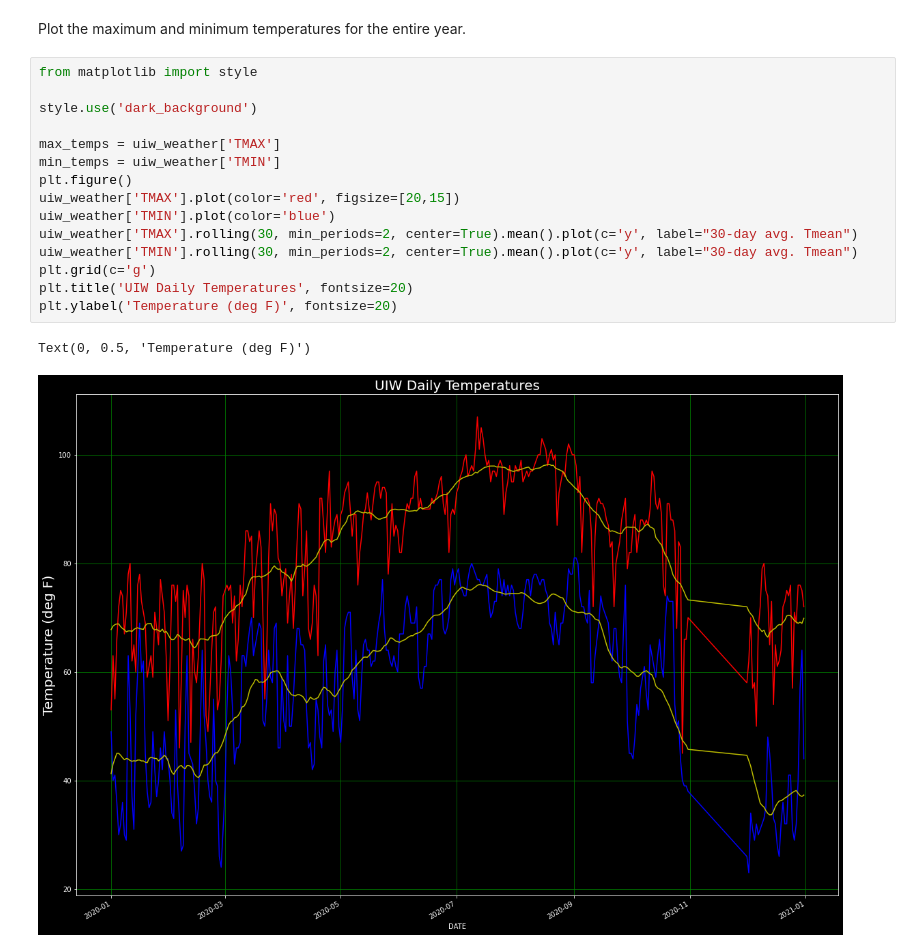
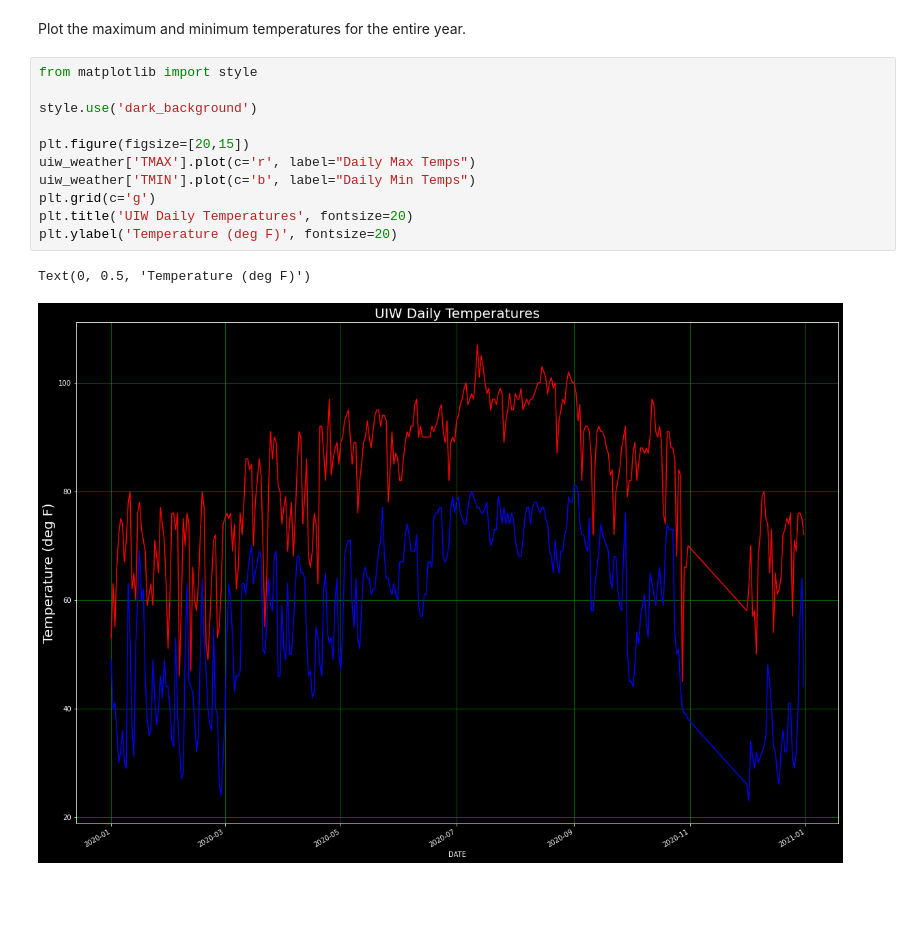
Before and after one commit to sjcavazos/meteorology, a Jupyter notebook: pandas/satx-ex.ipynb, the cells around one changed output. Cells and saved outputs as stored; diff of their text form; blank space fills up the shorter version.

```diff
--- a/pandas/satx-ex.ipynb
+++ b/pandas/satx-ex.ipynb
@@ -95,18 +95,14 @@ Plot the maximum and minimum temperatures for the entire year.
 # %%
 from matplotlib import style
 
 style.use('dark_background')
 
-max_temps = uiw_weather['TMAX']
-min_temps = uiw_weather['TMIN']
-plt.figure()
-uiw_weather['TMAX'].plot(color='red', figsize=[20,15])
-uiw_weather['TMIN'].plot(color='blue')
-uiw_weather['TMAX'].rolling(30, min_periods=2, center=True).mean().plot(c='y', label="30-day avg. Tmean")
-uiw_weather['TMIN'].rolling(30, min_periods=2, center=True).mean().plot(c='y', label="30-day avg. Tmean")
+plt.figure(figsize=[20,15])
+uiw_weather['TMAX'].plot(c='r', label="Daily Max Temps")
+uiw_weather['TMIN'].plot(c='b', label="Daily Min Temps")
 plt.grid(c='g')
 plt.title('UIW Daily Temperatures', fontsize=20)
 plt.ylabel('Temperature (deg F)', fontsize=20)
 # %% [output]
 Text(0, 0.5, 'Temperature (deg F)')
-[figure, old version]
+[figure, new version]
```
Also changed, not shown: parts of 3 cells of this notebook.
